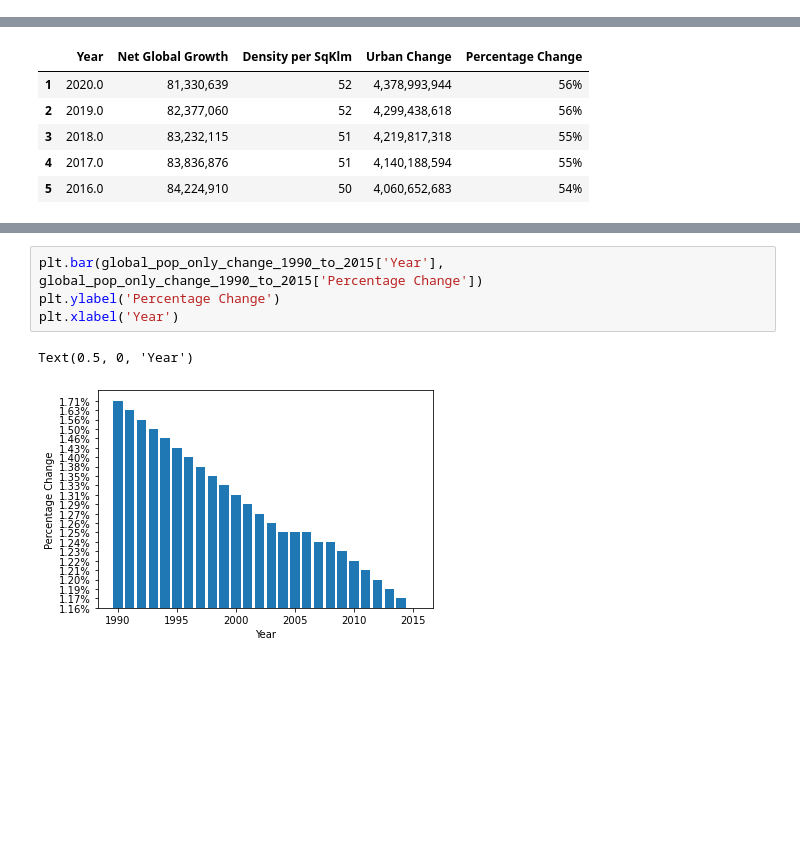
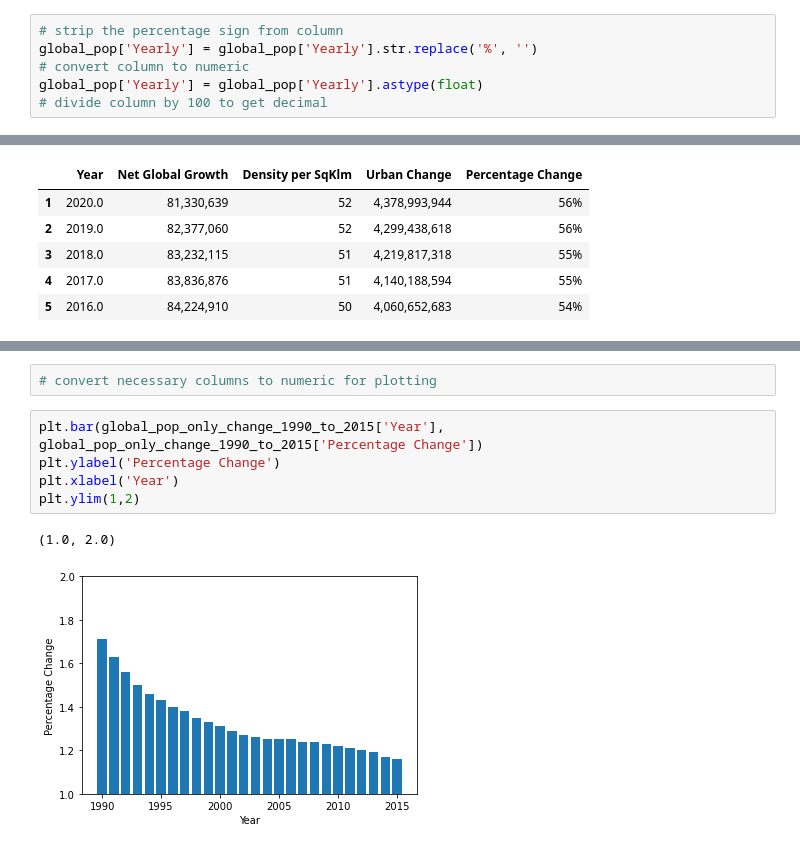
Before and after one commit to Heesu-H/project_1, a Jupyter notebook: Group Project 1/Resources/Untitled.ipynb, the cells around one changed output, grey strips where cells are left out. Drawn from its saved outputs; the diff is of its cells as text; blank space fills up the shorter version.

```diff
--- a/Group Project 1/Resources/Untitled.ipynb
+++ b/Group Project 1/Resources/Untitled.ipynb
@@ -22,0 +48,6 @@ global_pop = global_pop.drop(global_pop.index[0])
+# %%
+# strip the percentage sign from column
+global_pop['Yearly'] = global_pop['Yearly'].str.replace('%', '')
+# convert column to numeric
+global_pop['Yearly'] = global_pop['Yearly'].astype(float)
+# divide column by 100 to get decimal
@@ -127,8 +204,11 @@ global_pop_only_change_1990_to_2015
+# %%
+# convert necessary columns to numeric for plotting
 # %%
 plt.bar(global_pop_only_change_1990_to_2015['Year'], global_pop_only_change_1990_to_2015['Percentage Change'])
 plt.ylabel('Percentage Change')
 plt.xlabel('Year')
+plt.ylim(1,2)
 # %% [output]
-Text(0.5, 0, 'Year')
+(1.0, 2.0)
-[figure, old version]
+[figure, new version]
 # %%
```
Also changed, not shown: parts of 14 cells of this notebook.
